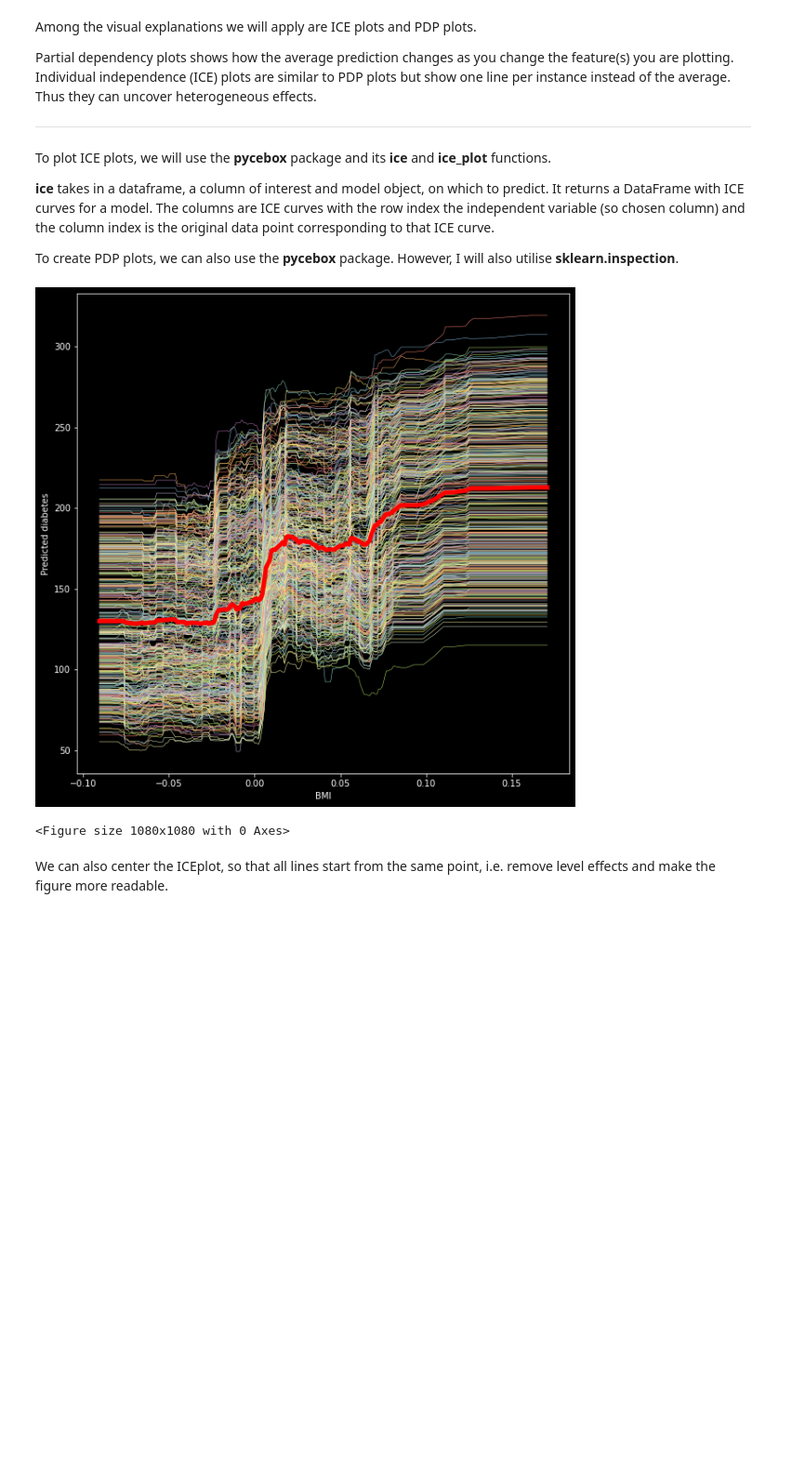
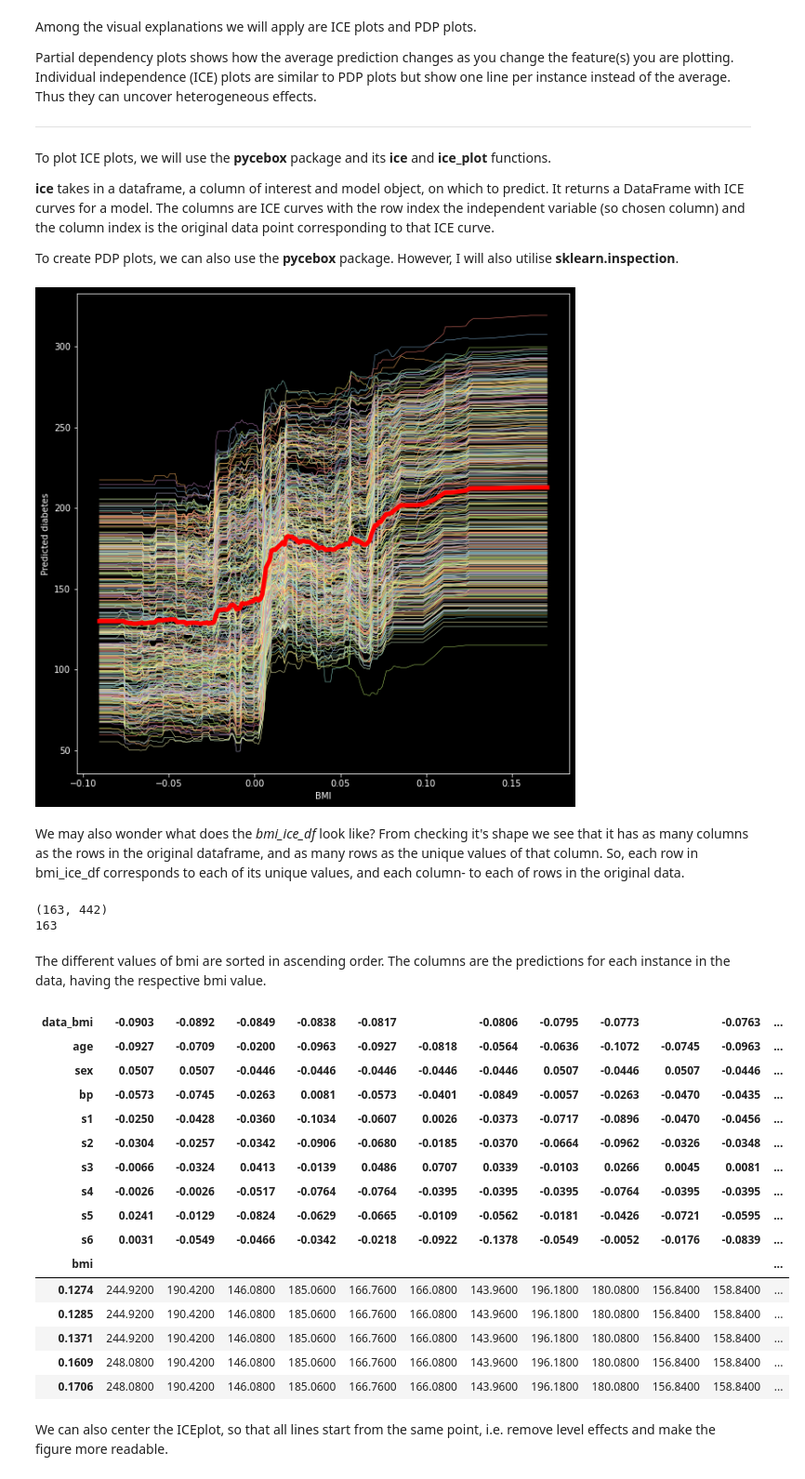
Before and after one commit to VioletaMisheva/XAI_workshop_ODSC2020, a Jupyter notebook: XAI_diabetes_df.ipynb, the cells around one changed output. Shown at 93% size. Cells and saved outputs as stored; diff of their text form; code cells hidden in the pictures; blank space fills up the shorter version.

```diff
--- a/XAI_diabetes_df.ipynb
+++ b/XAI_diabetes_df.ipynb
@@ -137,14 +244,13 @@ To plot ICE plots, we will use the **pycebox** package and its **ice** and **ice
 
 To create PDP plots, we can also use the **pycebox** package. However, I will also utilise **sklearn.inspection**.
 # %%
-# We feed in the X-matrix, the model and one feature at a time
-bmi_ice_df = icebox.ice(data=X, column='bmi',
+# We feed in the X-matrix, the model and ONE feature at a time
+bmi_ice_df = pice.ice(data=X, column='bmi',
                    predict=clf.predict)
 
 # Plot the figure
 fig, ax = plt.subplots(figsize=(10, 10))
-plt.figure(figsize=(15, 15))
-icebox.ice_plot(bmi_ice_df, linewidth=.5,  plot_pdp=True,
+pice.ice_plot(bmi_ice_df, linewidth=.5,  plot_pdp=True,
          pdp_kwargs={'c': 'red', 'linewidth': 5}, ax=ax)
 
 ax.set_ylabel('Predicted diabetes')
@@ -152,7 +258,35 @@ ax.set_xlabel('BMI')
 fig.savefig('BMI_ICEplot.png')
 # %% [output]
 [figure]
-<Figure size 1080x1080 with 0 Axes>
+# %% [markdown]
+We may also wonder what does the *bmi_ice_df* look like? From checking it's shape we see that it has as many columns as the rows in the original dataframe, and as many rows as the unique values of that column. So, each row in bmi_ice_df corresponds to each of its unique values, and each column- to each of rows in the original data.
+# %%
+print(bmi_ice_df.shape)
+print(X.bmi.nunique())
+# %% [output]
+(163, 442)
+163
+# %% [markdown]
+The different values of bmi are sorted in ascending order. The columns are the predictions for each instance in the data, having the respective bmi value.
+# %%
+bmi_ice_df.tail()
+# %% [output]
+| data_bmi | -0.0903 | -0.0892 | -0.0849 | -0.0838 | -0.0817 |  | -0.0806 | -0.0795 | -0.0773 |  | -0.0763 | ... |
+| age | -0.0927 | -0.0709 | -0.0200 | -0.0963 | -0.0927 | -0.0818 | -0.0564 | -0.0636 | -0.1072 | -0.0745 | -0.0963 | ... |
+| sex | 0.0507 | 0.0507 | -0.0446 | -0.0446 | -0.0446 | -0.0446 | -0.0446 | 0.0507 | -0.0446 | 0.0507 | -0.0446 | ... |
+| bp | -0.0573 | -0.0745 | -0.0263 | 0.0081 | -0.0573 | -0.0401 | -0.0849 | -0.0057 | -0.0263 | -0.0470 | -0.0435 | ... |
+| s1 | -0.0250 | -0.0428 | -0.0360 | -0.1034 | -0.0607 | 0.0026 | -0.0373 | -0.0717 | -0.0896 | -0.0470 | -0.0456 | ... |
+| s2 | -0.0304 | -0.0257 | -0.0342 | -0.0906 | -0.0680 | -0.0185 | -0.0370 | -0.0664 | -0.0962 | -0.0326 | -0.0348 | ... |
+| s3 | -0.0066 | -0.0324 | 0.0413 | -0.0139 | 0.0486 | 0.0707 | 0.0339 | -0.0103 | 0.0266 | 0.0045 | 0.0081 | ... |
+| s4 | -0.0026 | -0.0026 | -0.0517 | -0.0764 | -0.0764 | -0.0395 | -0.0395 | -0.0395 | -0.0764 | -0.0395 | -0.0395 | ... |
+| s5 | 0.0241 | -0.0129 | -0.0824 | -0.0629 | -0.0665 | -0.0109 | -0.0562 | -0.0181 | -0.0426 | -0.0721 | -0.0595 | ... |
+| s6 | 0.0031 | -0.0549 | -0.0466 | -0.0342 | -0.0218 | -0.0922 | -0.1378 | -0.0549 | -0.0052 | -0.0176 | -0.0839 | ... |
+| bmi |  |  |  |  |  |  |  |  |  |  |  | ... |
+| 0.1274 | 244.9200 | 190.4200 | 146.0800 | 185.0600 | 166.7600 | 166.0800 | 143.9600 | 196.1800 | 180.0800 | 156.8400 | 158.8400 | ... |
+| 0.1285 | 244.9200 | 190.4200 | 146.0800 | 185.0600 | 166.7600 | 166.0800 | 143.9600 | 196.1800 | 180.0800 | 156.8400 | 158.8400 | ... |
+| 0.1371 | 244.9200 | 190.4200 | 146.0800 | 185.0600 | 166.7600 | 166.0800 | 143.9600 | 196.1800 | 180.0800 | 156.8400 | 158.8400 | ... |
+| 0.1609 | 248.0800 | 190.4200 | 146.0800 | 185.0600 | 166.7600 | 166.0800 | 143.9600 | 196.1800 | 180.0800 | 156.8400 | 158.8400 | ... |
+| 0.1706 | 248.0800 | 190.4200 | 146.0800 | 185.0600 | 166.7600 | 166.0800 | 143.9600 | 196.1800 | 180.0800 | 156.8400 | 158.8400 | ... |
 # %% [markdown]
 We can also center the ICEplot, so that all lines start from the same point, i.e. remove level effects and make the figure more readable.
 # %%
```
Also changed, not shown: parts of 53 cells of this notebook.
